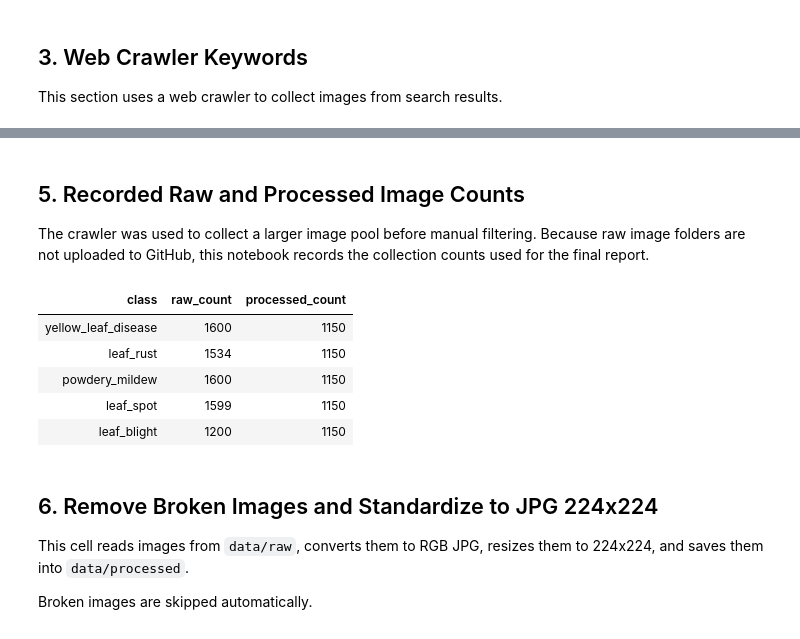
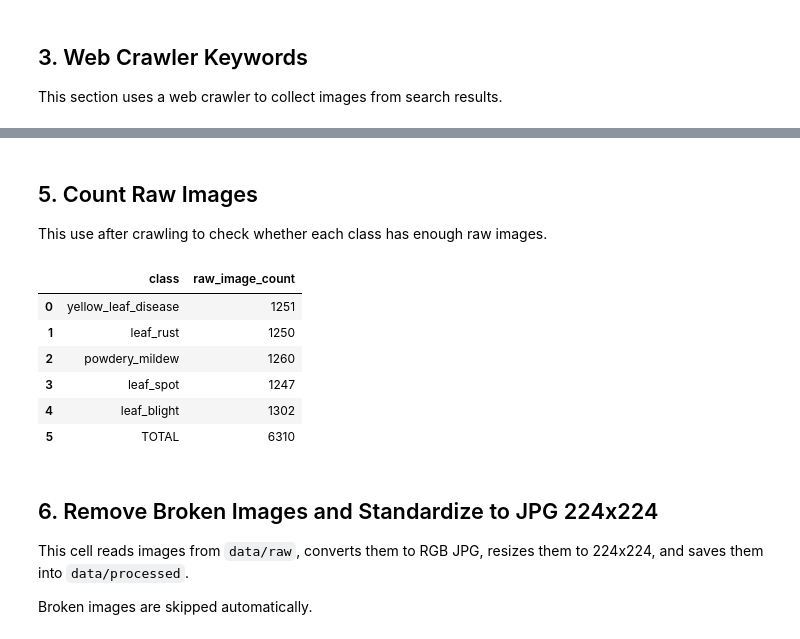
Before and after one commit to nuzas96/Agriculture_Health_AI_Project, a Jupyter notebook: Data_Engineer/notebooks/01_data_engineering_agriculture_health.ipynb, the cells around one changed output, grey strips where cells are left out. Drawn from its saved outputs; the diff is of its cells as text; code cells hidden in the pictures.

```diff
--- a/Data_Engineer/notebooks/01_data_engineering_agriculture_health.ipynb
+++ b/Data_Engineer/notebooks/01_data_engineering_agriculture_health.ipynb
@@ -67,6 +84,7 @@ PROJECT_ROOT = Path('..').resolve()
 DATA_DIR = PROJECT_ROOT / 'data'
 RAW_DIR = DATA_DIR / 'raw'
 PROCESSED_DIR = DATA_DIR / 'processed'
+CLEANED_DIR = DATA_DIR / 'cleaned'
 FINAL_DIR = DATA_DIR / 'final'
 REPORTS_DIR = PROJECT_ROOT / 'reports'
 
@@ -78,11 +96,12 @@ CLASSES = [
     'leaf_blight',
 ]
 
-RAW_TARGET_PER_CLASS = 2500
-FINAL_TARGET_PER_CLASS = 2000  # original target before manual filtering
+RAW_TARGET_MIN_PER_CLASS = 1000
+RAW_TARGET_MAX_PER_CLASS = 3000
+FINAL_TARGET_PER_CLASS = 1150
 IMAGE_SIZE = (224, 224)
 
-for base_dir in [RAW_DIR, PROCESSED_DIR]:
+for base_dir in [RAW_DIR, PROCESSED_DIR, CLEANED_DIR]:
     for class_name in CLASSES:
         (base_dir / class_name).mkdir(parents=True, exist_ok=True)
 
@@ -153,30 +321,41 @@ def crawl_class_images(class_name, keywords, images_per_keyword=850):
 # %% [markdown]
-## 5. Recorded Raw and Processed Image Counts
+## 5. Count Raw Images
 
-The crawler was used to collect a larger image pool before manual filtering. Because raw image folders are not uploaded to GitHub, this notebook records the collection counts used for the final report.
+This use after crawling to check whether each class has enough raw images.
 # %%
 IMAGE_EXTENSIONS = {'.jpg', '.jpeg', '.png', '.bmp', '.webp'}
 
 def count_images(folder):
     folder = Path(folder)
-    return sum(1 for file in folder.rglob('*') if file.suffix.lower() in IMAGE_EXTENSIONS)
+    return sum(
+        1 for file in folder.rglob('*')
+        if file.suffix.lower() in IMAGE_EXTENSIONS
+    )
 
-recorded_collection_counts = pd.DataFrame([
-    {'class': 'yellow_leaf_disease', 'raw_count': 1600, 'processed_count': 1150},
-    {'class': 'leaf_rust', 'raw_count': 1534, 'processed_count': 1150},
-    {'class': 'powdery_mildew', 'raw_count': 1600, 'processed_count': 1150},
-    {'class': 'leaf_spot', 'raw_count': 1599, 'processed_count': 1150},
-    {'class': 'leaf_blight', 'raw_count': 1200, 'processed_count': 1150},
-])
+raw_counts_df = pd.DataFrame(
+    [
+        {
+            'class': class_name,
+            'raw_image_count': count_images(RAW_DIR / class_name)
+        }
+        for class_name in CLASSES
+    ]
+)
 
-recorded_collection_counts
+raw_counts_df.loc[len(raw_counts_df)] = {
+    'class': 'TOTAL',
+    'raw_image_count': raw_counts_df['raw_image_count'].sum()
+}
+
+raw_counts_df
 # %% [output]
-| class | raw_count | processed_count |
-| yellow_leaf_disease | 1600 | 1150 |
-| leaf_rust | 1534 | 1150 |
-| powdery_mildew | 1600 | 1150 |
-| leaf_spot | 1599 | 1150 |
-| leaf_blight | 1200 | 1150 |
+|  | class | raw_image_count |
+| 0 | yellow_leaf_disease | 1251 |
+| 1 | leaf_rust | 1250 |
+| 2 | powdery_mildew | 1260 |
+| 3 | leaf_spot | 1247 |
+| 4 | leaf_blight | 1302 |
+| 5 | TOTAL | 6310 |
 # %% [markdown]
 ## 6. Remove Broken Images and Standardize to JPG 224x224
 
```
Also changed, not shown: parts of 22 cells of this notebook, 3 other files.
